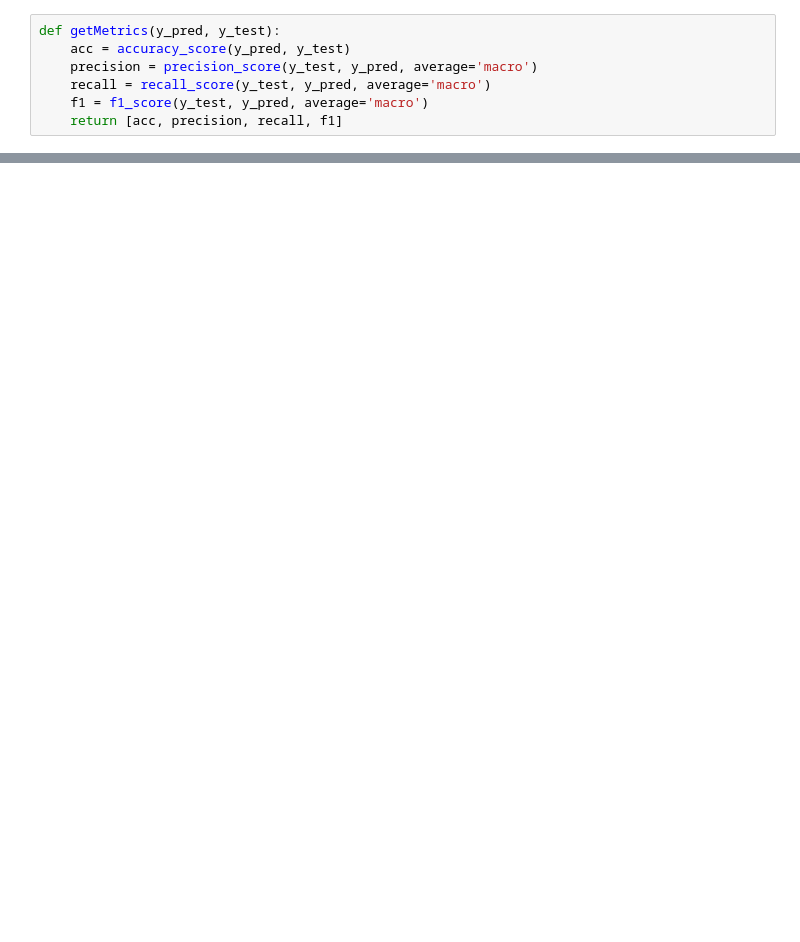
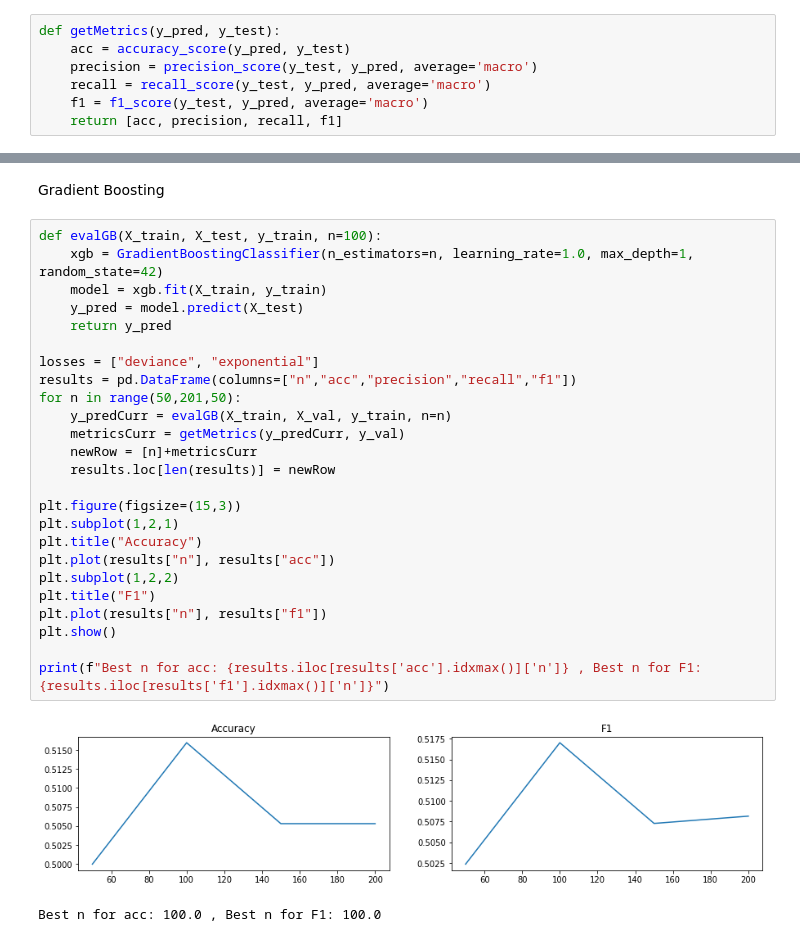
Before and after one commit to klemen1999/MusicGenreClassification, a Jupyter notebook: paramExploration.ipynb, the cells around one changed output, grey strips where cells are left out. Cells and saved outputs as stored; diff of their text form; blank space fills up the shorter version.

```diff
--- a/paramExploration.ipynb
+++ b/paramExploration.ipynb
@@ -146,0 +156,30 @@ Best c for acc: 4.500000000000002 , Best c for F1: 4.500000000000002
+# %% [markdown]
+Gradient Boosting
+# %%
+def evalGB(X_train, X_test, y_train, n=100):
+    xgb = GradientBoostingClassifier(n_estimators=n, learning_rate=1.0, max_depth=1, random_state=42)
+    model = xgb.fit(X_train, y_train)
+    y_pred = model.predict(X_test)
+    return y_pred
+
+losses = ["deviance", "exponential"]
+results = pd.DataFrame(columns=["n","acc","precision","recall","f1"])
+for n in range(50,201,50):
+    y_predCurr = evalGB(X_train, X_val, y_train, n=n)
+    metricsCurr = getMetrics(y_predCurr, y_val)
+    newRow = [n]+metricsCurr
+    results.loc[len(results)] = newRow
+
+plt.figure(figsize=(15,3))
+plt.subplot(1,2,1)
+plt.title("Accuracy")
+plt.plot(results["n"], results["acc"])
+plt.subplot(1,2,2)
+plt.title("F1")
+plt.plot(results["n"], results["f1"])
+plt.show()
+
+print(f"Best n for acc: {results.iloc[results['acc'].idxmax()]['n']} , Best n for F1: {results.iloc[results['f1'].idxmax()]['n']}")
+# %% [output]
+[figure, added]
+Best n for acc: 100.0 , Best n for F1: 100.0
```
Also changed, not shown: parts of 14 cells of this notebook, 18 other files.
